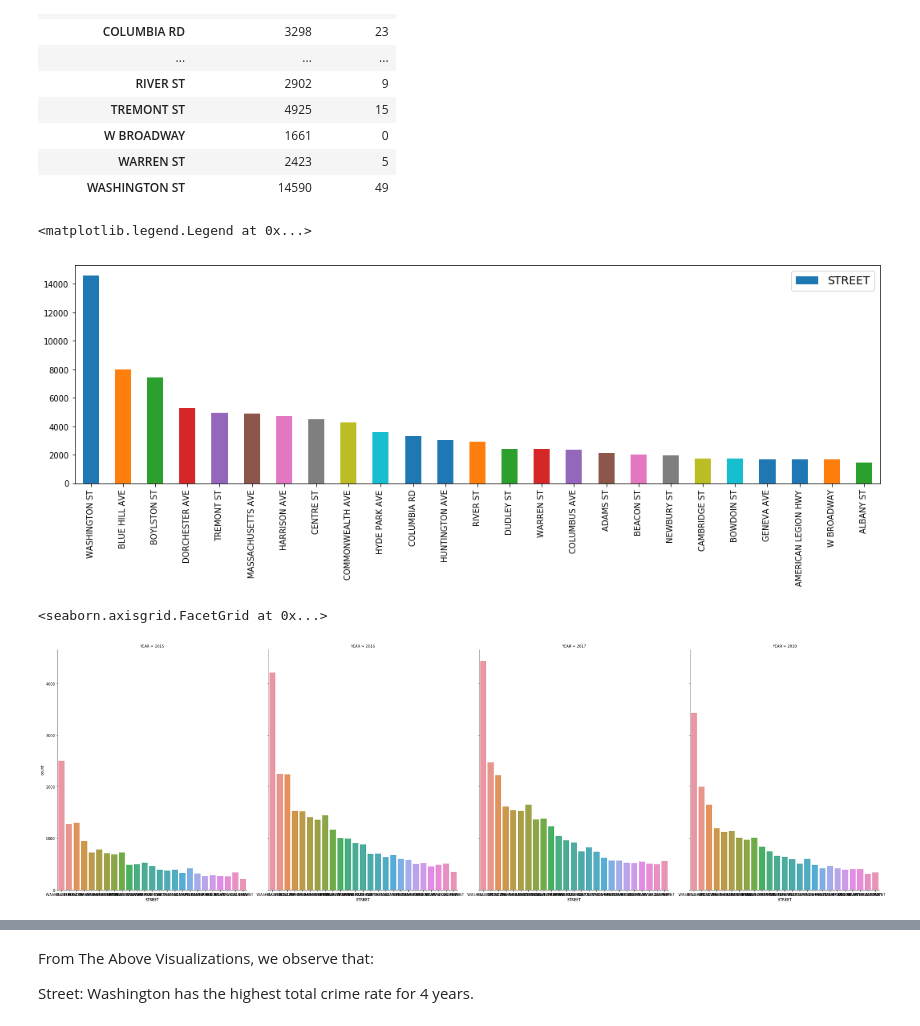
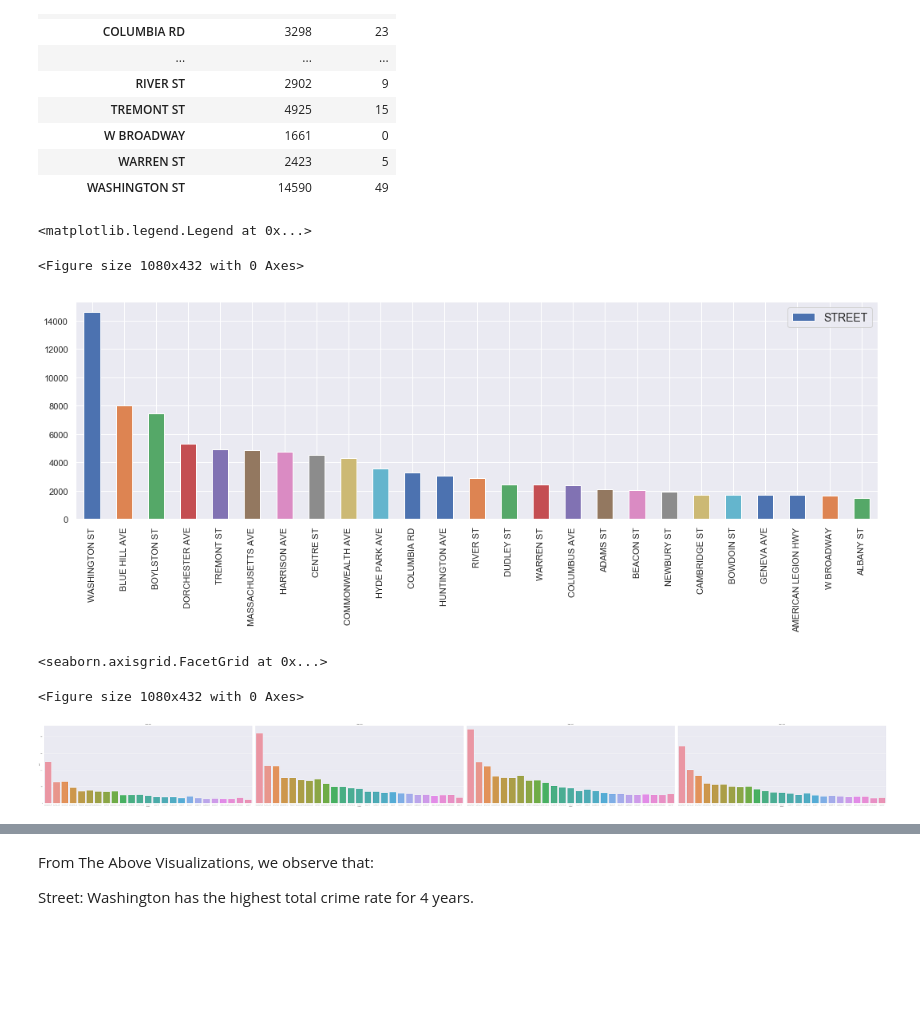
Before and after one commit to akritibhat/Boston-Crime-Prediction-DMT, a Jupyter notebook: Sheet 6 - Visualization.ipynb, the cells around one changed output, grey strips where cells are left out. Cells and saved outputs as stored; diff of their text form; code cells hidden in the pictures; blank space fills up the shorter version.

```diff
--- a/Sheet 6 - Visualization.ipynb
+++ b/Sheet 6 - Visualization.ipynb
@@ -137,6 +137,7 @@ data['DISTRICT'].value_counts().plot.bar()
 # %%
 #District Wise Crime Count Year and Month Wise Distribution
 
+sns.set(font_scale=0.75)
 sns.catplot(x="DISTRICT", col="YEAR", hue="MONTH", data=data, orient="h", height=10, aspect=0.8, kind="count")
 # %% [output]
 <seaborn.axisgrid.FacetGrid at 0x...>
@@ -147,6 +148,7 @@ sns.catplot(x="DISTRICT", col="YEAR", hue="MONTH", data=data, orient="h", height
 import matplotlib.pyplot as plt
 import seaborn as sns
 
+sns.set(font_scale=1)
 width=12
 height=6
 plt.figure(figsize = (width,height) )
@@ -157,6 +159,9 @@ plt.show()
 # %%
 #District Wise Shooting Count Year Wise Distribution
 
-sns.catplot(x="DISTRICT", col="SHOOTING", hue="YEAR", data=data, orient="h", height=8, aspect=0.8, kind="count")
+sns.set(font_scale=1)
+
+plt.figure(figsize = (width,height) )
+sns.catplot(x="DISTRICT", col="SHOOTING", hue="YEAR", data=data,  height=8, aspect=1.5, kind="count")
 # %% [output]
 <seaborn.axisgrid.FacetGrid at 0x...>
@@ -256,19 +264,27 @@ street_data_counts[['INCIDENT_NUMBER','SHOOTING']]
 # %%
 #Plotting Crime Count Street Wise for Top 25 streets
 
+sns.set(font_scale=1)
+width=15
+height=6
+plt.figure(figsize = (width,height) )
 f, ax = plt.subplots(figsize=(18,5))
 processedData['STREET'].value_counts().plot.bar()
-ax.legend(fontsize = 14)
 # %% [output]
 <matplotlib.legend.Legend at 0x...>
+<Figure size 1080x432 with 0 Axes>
-[figure, old version]
+[figure, new version]
 # %%
-#District Wise Crime Count Year Wise Distribution
+#Street Wise Crime Count Year Wise Distribution
 
-sns.catplot(x="STREET", col="YEAR", data=processedData, orient="h", height=10, aspect=0.8, kind="count")
+sns.set(font_scale=0.55)
+
+plt.figure(figsize = (width,height) )
+sns.catplot(x="STREET", col="YEAR", data=processedData,height=8, aspect=2.5, kind="count")
 # %% [output]
 <seaborn.axisgrid.FacetGrid at 0x...>
+<Figure size 1080x432 with 0 Axes>
-[figure, old version]
+[figure, new version]
 # %%
 #Plotting Shooting Data Street Wise
 
```
Also changed, not shown: parts of 32 cells of this notebook.
